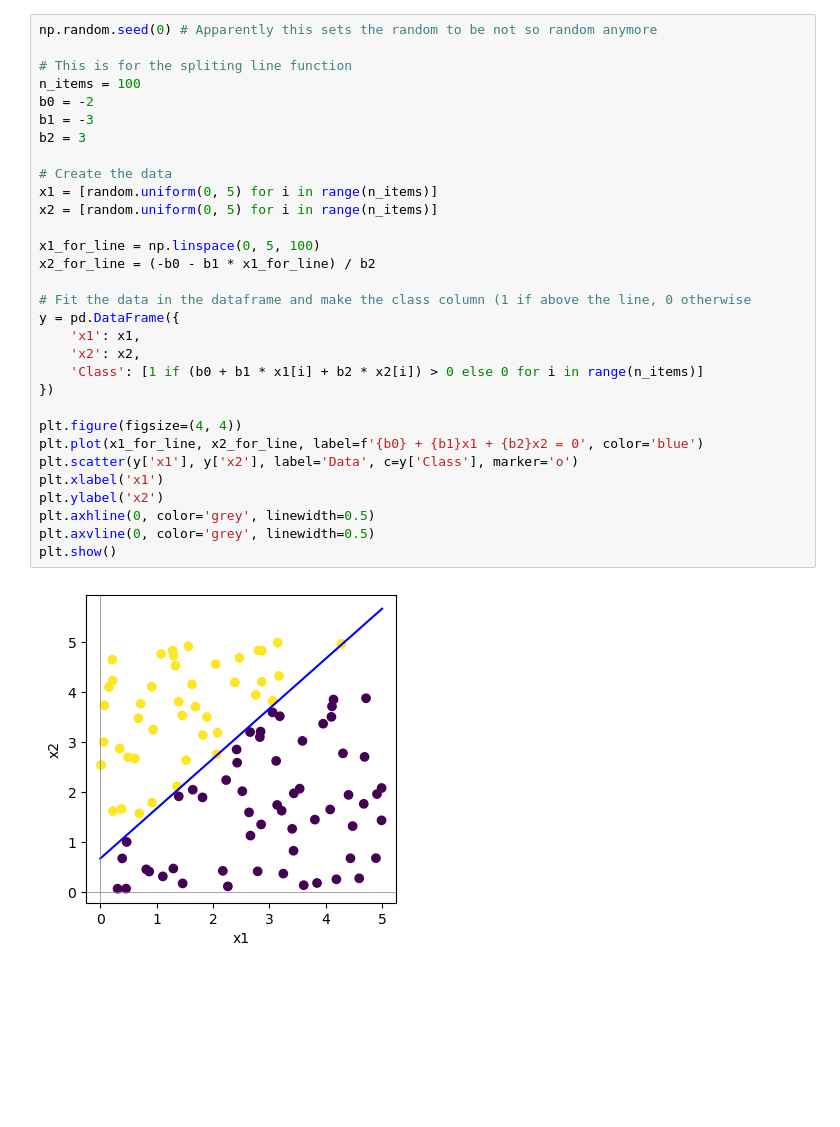
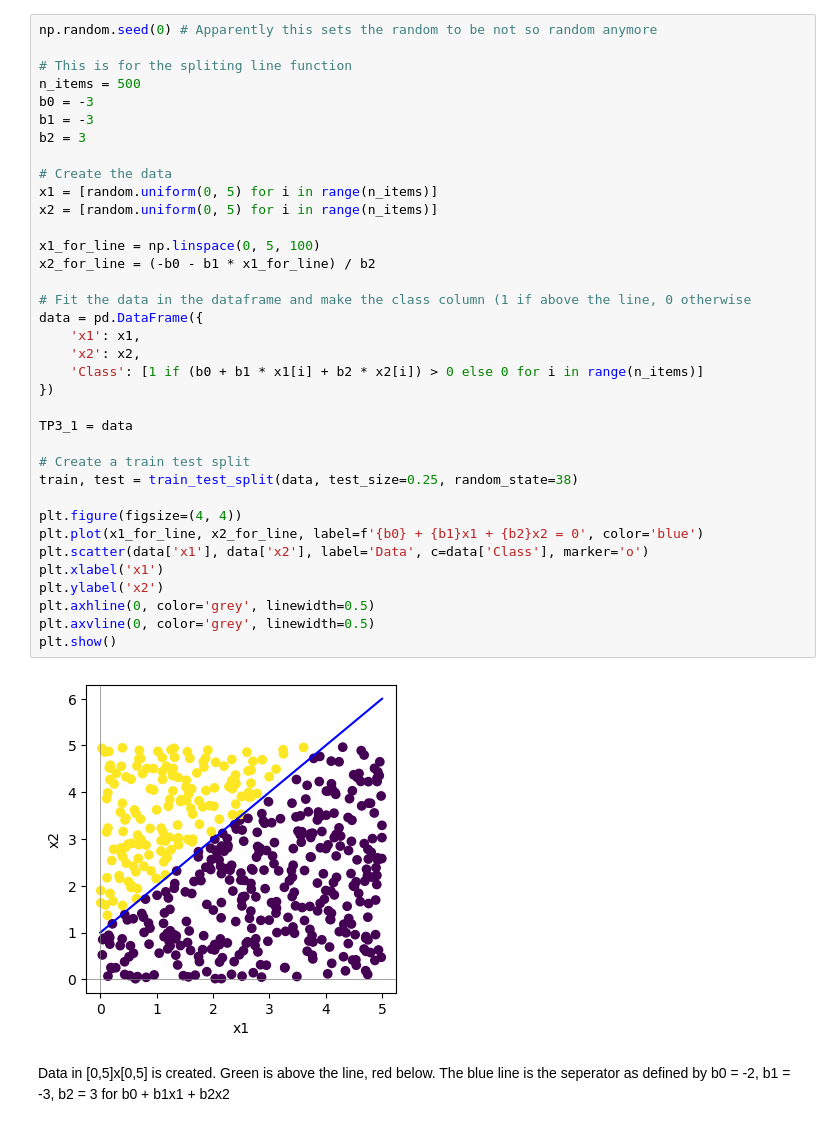
Before and after one commit to papekoja/72.75-ML, a Jupyter notebook: TP3/tp3.ipynb, the cells around one changed output. Cells and saved outputs as stored; diff of their text form; blank space fills up the shorter version.

```diff
--- a/TP3/tp3.ipynb
+++ b/TP3/tp3.ipynb
@@ -13,33 +16,40 @@ a) Construct a set 'TP3-1' of linearly separable examples at < 2 (e.g., randomly
 # %%
 np.random.seed(0) # Apparently this sets the random to be not so random anymore
 
 # This is for the spliting line function
-n_items = 100
-b0 = -2
+n_items = 500
+b0 = -3
 b1 = -3
 b2 = 3
 
 # Create the data
 x1 = [random.uniform(0, 5) for i in range(n_items)]
 x2 = [random.uniform(0, 5) for i in range(n_items)]
 
 x1_for_line = np.linspace(0, 5, 100)
 x2_for_line = (-b0 - b1 * x1_for_line) / b2
 
 # Fit the data in the dataframe and make the class column (1 if above the line, 0 otherwise
-y = pd.DataFrame({
+data = pd.DataFrame({
     'x1': x1,
     'x2': x2,
     'Class': [1 if (b0 + b1 * x1[i] + b2 * x2[i]) > 0 else 0 for i in range(n_items)]
 })
 
+TP3_1 = data
+
+# Create a train test split
+train, test = train_test_split(data, test_size=0.25, random_state=38)
+
 plt.figure(figsize=(4, 4))
 plt.plot(x1_for_line, x2_for_line, label=f'{b0} + {b1}x1 + {b2}x2 = 0', color='blue')
-plt.scatter(y['x1'], y['x2'], label='Data', c=y['Class'], marker='o')
+plt.scatter(data['x1'], data['x2'], label='Data', c=data['Class'], marker='o')
 plt.xlabel('x1')
 plt.ylabel('x2')
 plt.axhline(0, color='grey', linewidth=0.5)
 plt.axvline(0, color='grey', linewidth=0.5)
 plt.show()
 # %% [output]
-[figure, old version]
+[figure, new version]
+# %% [markdown]
+Data in [0,5]x[0,5] is created. Green is above the line, red below. The blue line is the seperator as defined by b0 = -2, b1 = -3, b2 = 3 for b0 + b1x1 + b2x2
```
Also changed, not shown: parts of 9 cells of this notebook.
